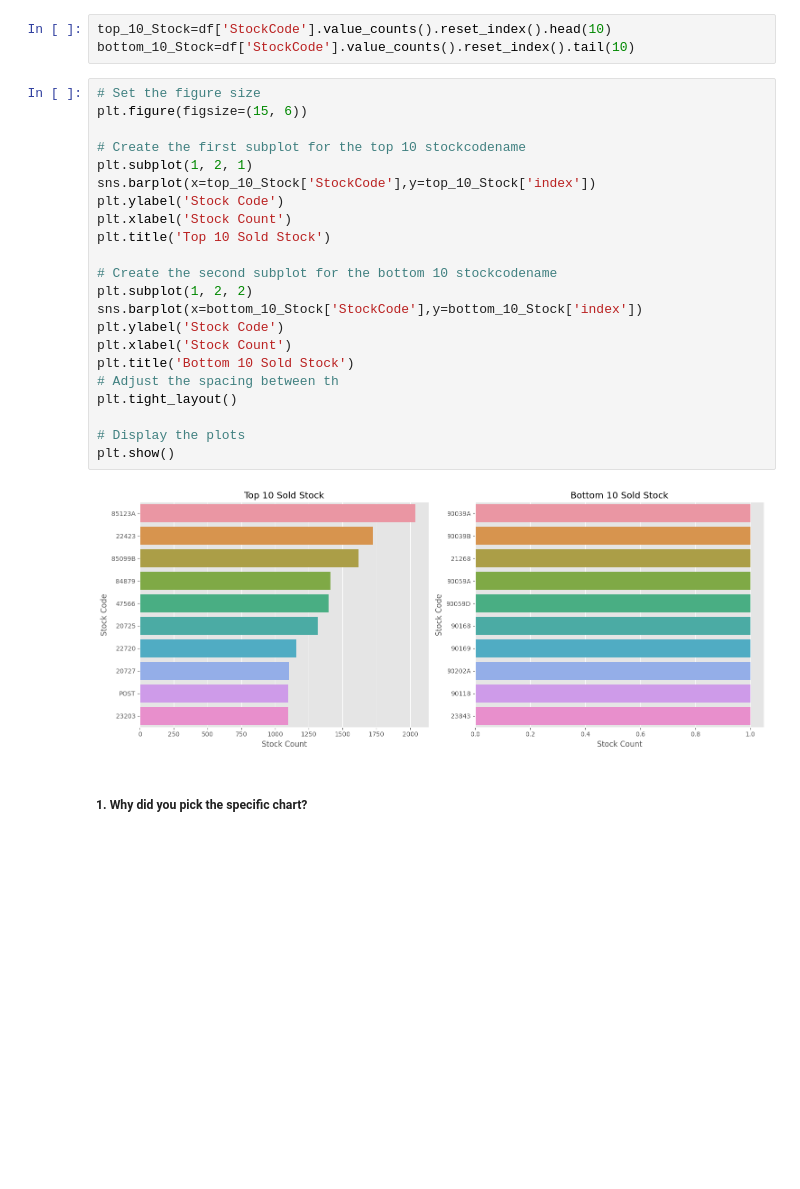
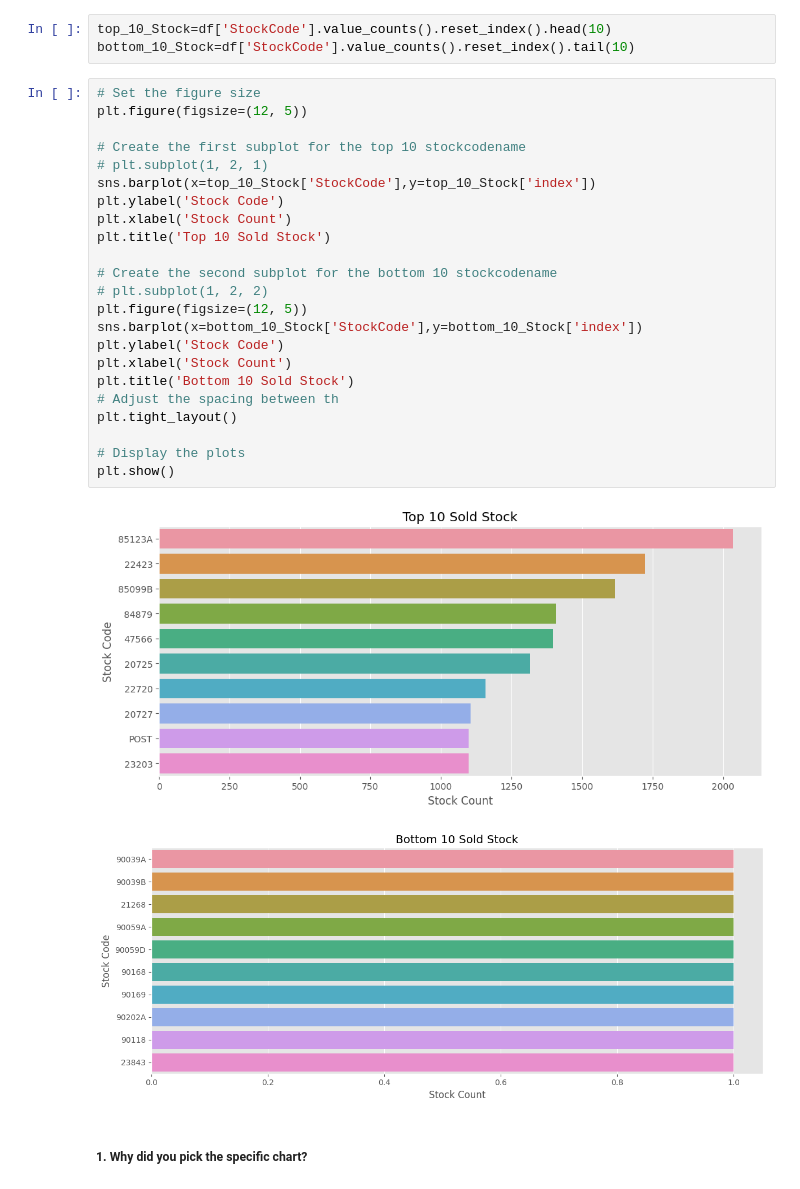
Before and after one commit to Pooja-2709/Unsupervied, a Jupyter notebook: Online_Retail_Customer_Segmentation.ipynb, the cells around one changed output. Cells and saved outputs as stored; diff of their text form; blank space fills up the shorter version.

```diff
--- a/Online_Retail_Customer_Segmentation.ipynb
+++ b/Online_Retail_Customer_Segmentation.ipynb
@@ -360,28 +360,30 @@ top_10_Stock=df['StockCode'].value_counts().reset_index().head(10)
 bottom_10_Stock=df['StockCode'].value_counts().reset_index().tail(10)
 # %%
 # Set the figure size
-plt.figure(figsize=(15, 6))
+plt.figure(figsize=(12, 5))
 
 # Create the first subplot for the top 10 stockcodename
-plt.subplot(1, 2, 1)
+# plt.subplot(1, 2, 1)
 sns.barplot(x=top_10_Stock['StockCode'],y=top_10_Stock['index'])
 plt.ylabel('Stock Code')
 plt.xlabel('Stock Count')
 plt.title('Top 10 Sold Stock')
 
 # Create the second subplot for the bottom 10 stockcodename
-plt.subplot(1, 2, 2)
+# plt.subplot(1, 2, 2)
+plt.figure(figsize=(12, 5))
 sns.barplot(x=bottom_10_Stock['StockCode'],y=bottom_10_Stock['index'])
 plt.ylabel('Stock Code')
 plt.xlabel('Stock Count')
 plt.title('Bottom 10 Sold Stock')
 # Adjust the spacing between th
 plt.tight_layout()
 
 # Display the plots
 plt.show()
 # %% [output]
-[figure, old version]
+[figure, new version]
+[figure, added]
 # %% [markdown]
 ##### 1. Why did you pick the specific chart?
 # %% [markdown]
```
Also changed, not shown: parts of 2 cells of this notebook.
